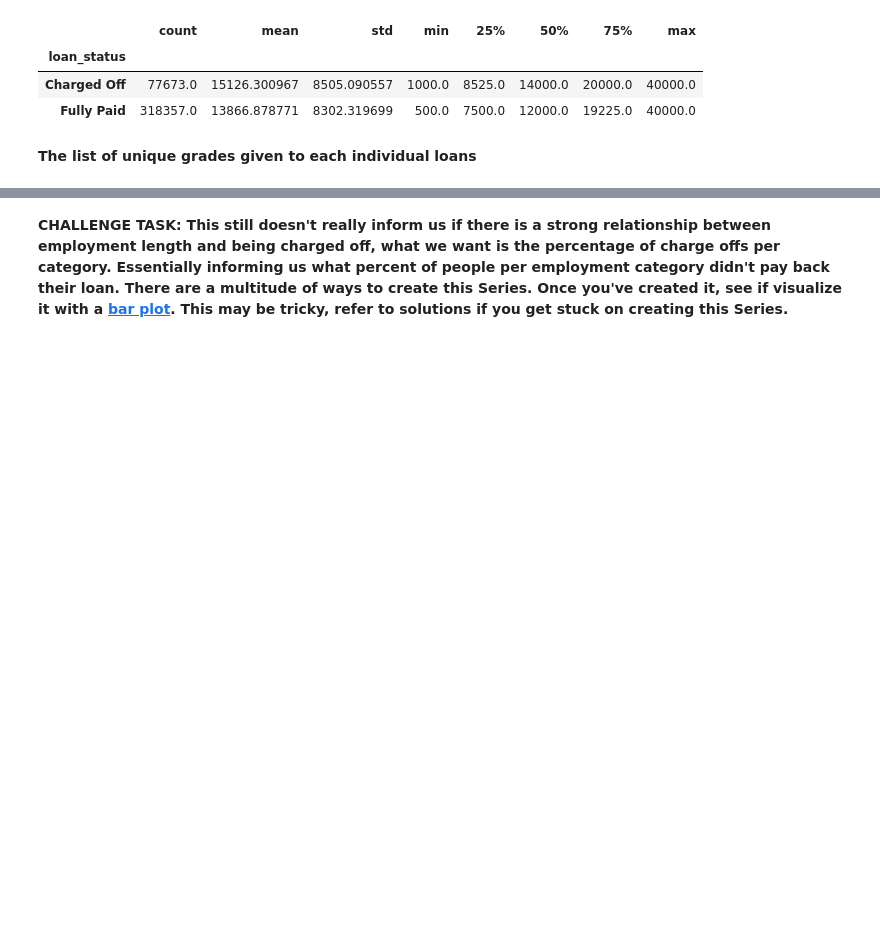
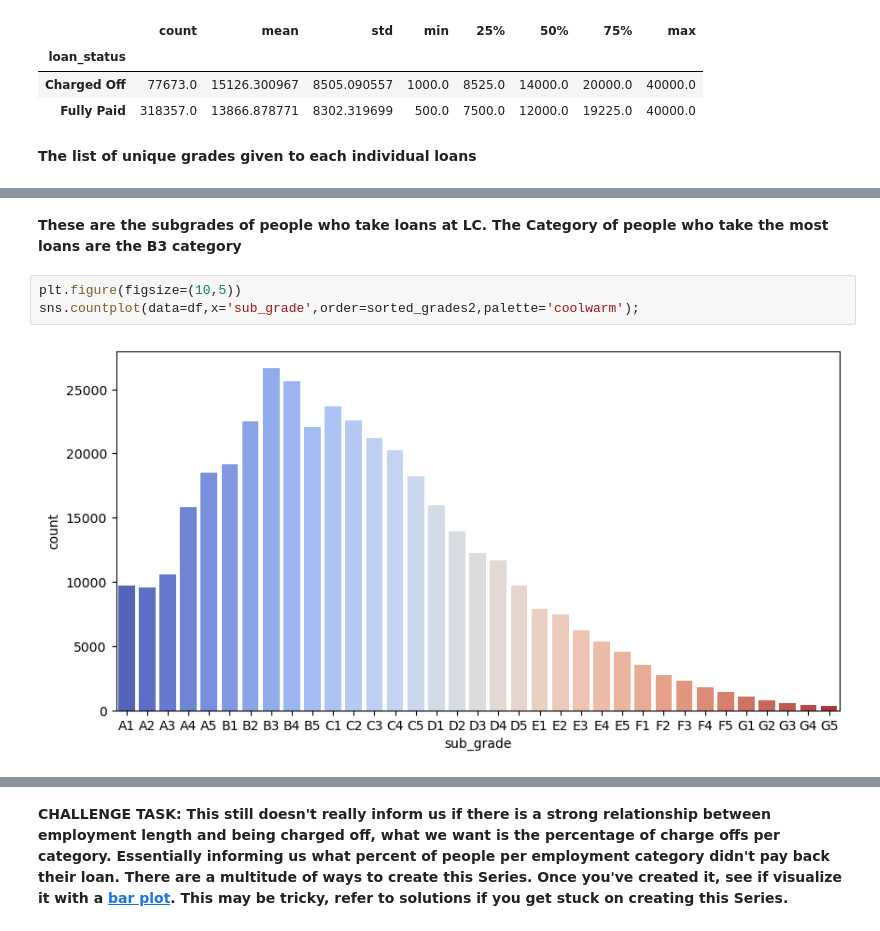
Before and after one commit to dicksondurosakin/Deep-Learning-on-Lending-Club-Dataset, a Jupyter notebook: Lending Club Project.ipynb, the cells around one changed output, grey strips where cells are left out. Drawn from its saved outputs; the diff is of its cells as text; blank space fills up the shorter version.

```diff
--- a/Lending Club Project.ipynb
+++ b/Lending Club Project.ipynb
@@ -567,0 +381,7 @@ Name: emp_title, Length: 173105, dtype: int64
+# %% [markdown]
+**These are the subgrades of people who take loans at LC. The Category of people who take the most loans are the B3 category**
+# %%
+plt.figure(figsize=(10,5))
+sns.countplot(data=df,x='sub_grade',order=sorted_grades2,palette='coolwarm');
+# %% [output]
+[figure, added]
```
Also changed, not shown: parts of 92 cells of this notebook.
